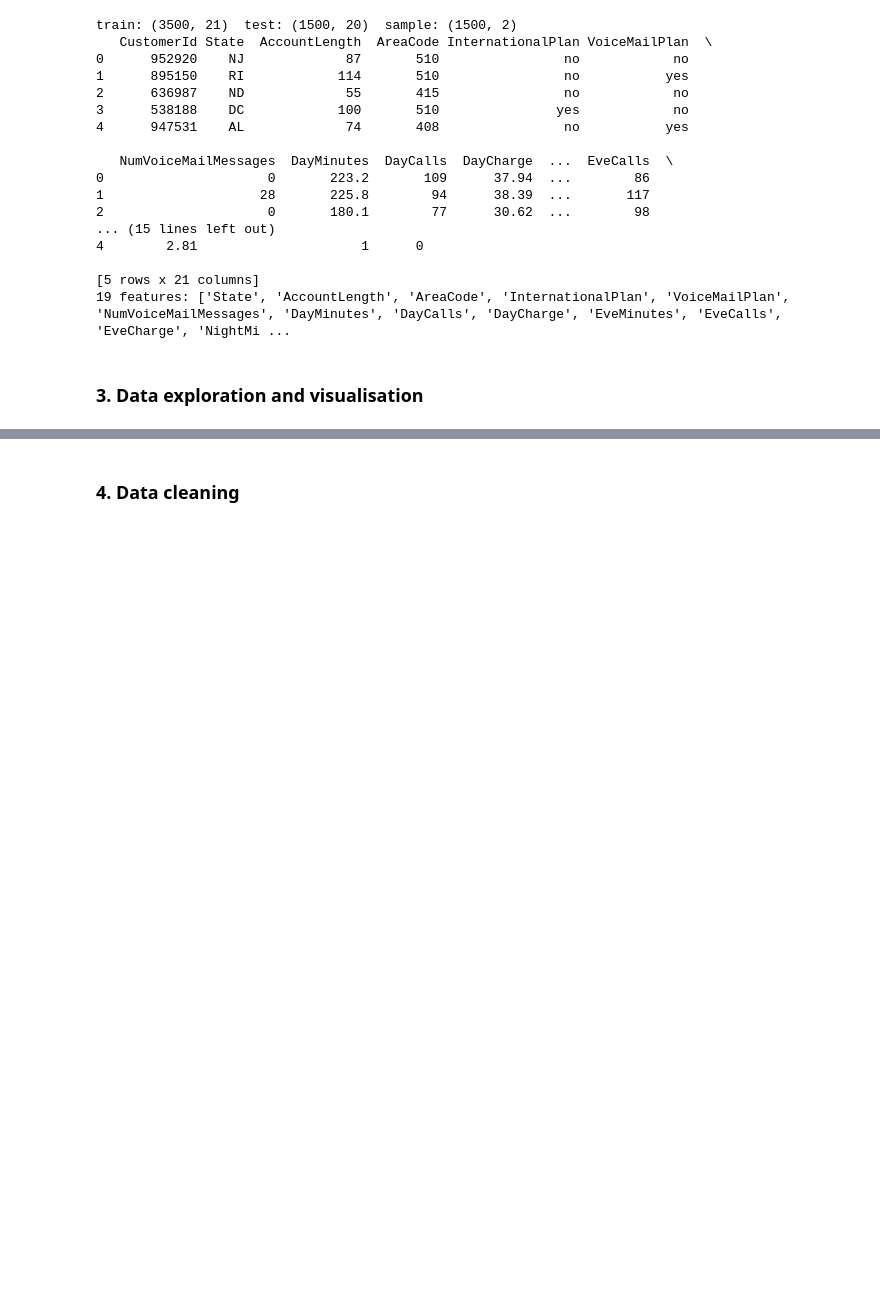
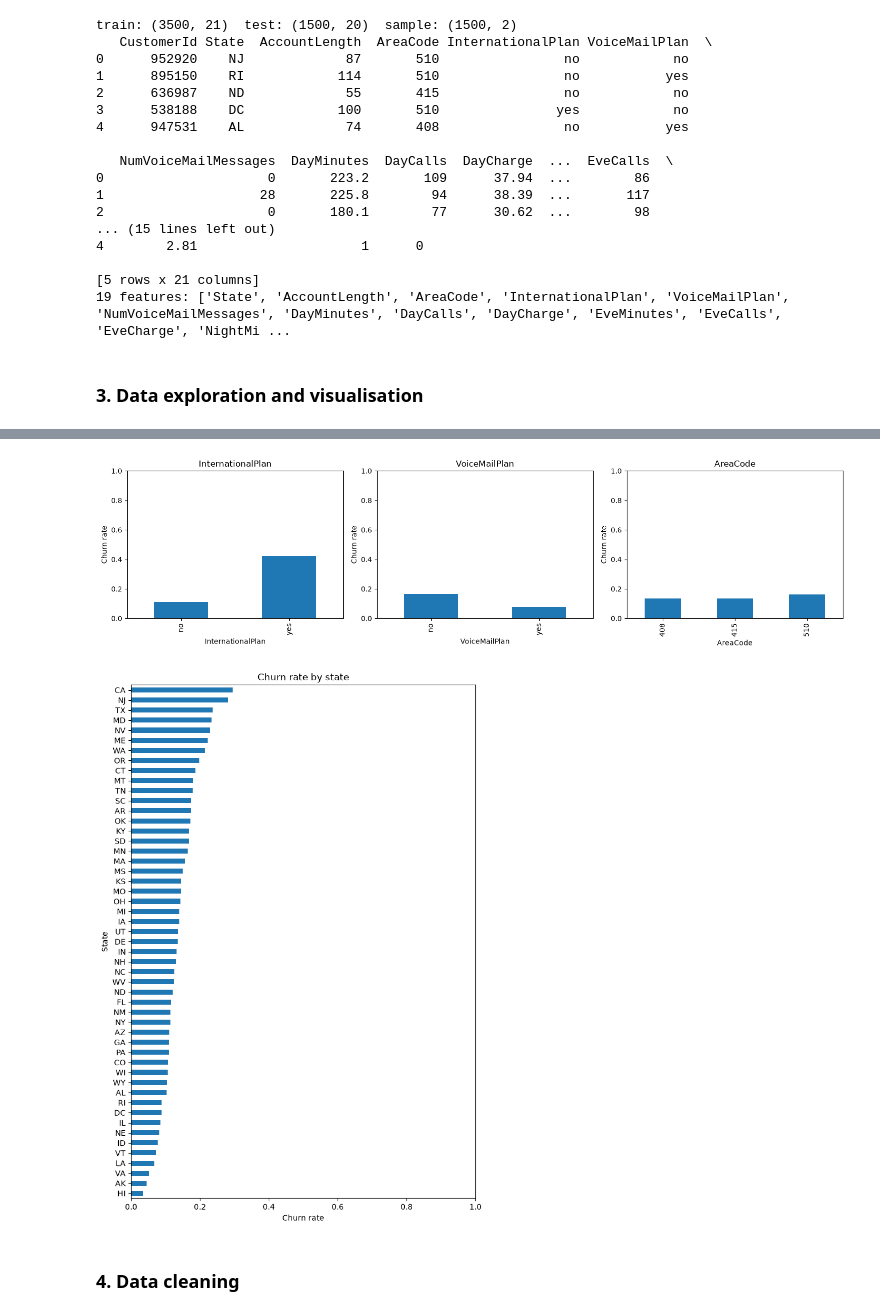
Before and after one commit to kacoew/DAT200-CAs, a Jupyter notebook: CA04_26H/CA4_Group6.ipynb.ipynb, the cells around one changed output, grey strips where cells are left out. Saved outputs shown, nothing was run; the diff lists cells and outputs as text; code cells hidden in the pictures; blank space fills up the shorter version.

```diff
--- a/CA04_26H/CA4_Group6.ipynb.ipynb
+++ b/CA04_26H/CA4_Group6.ipynb.ipynb
@@ -145,3 +248,36 @@ plt.show()
+# %%
+# Compare churn rates across all categorical_features
+# state would need a horizontal plot for readabillity since it has 51 types
+# selected_categories
+selected_categories = ["InternationalPlan", "VoiceMailPlan", "AreaCode"]
+
+fig, axes = plt.subplots(1, 3, figsize=(15, 4))
+
+for ax, col in zip(axes, selected_categories):
+    churn_rate = train.groupby(col)["Churn"].mean()
+    churn_rate.plot(kind="bar", ax=ax)
+    ax.set_title(col)
+    ax.set_ylabel("Churn rate")
+    ax.set_ylim(0, 1)
+
+plt.tight_layout()
+plt.show()
+
+# state
+# Churn rate for each state
+state_churn = train.groupby("State")["Churn"].mean()
+
+# Plot states horizontally for readability
+state_churn.sort_values().plot(kind="barh", figsize=(8, 12))
+
+plt.title("Churn rate by state")
+plt.xlabel("Churn rate")
+plt.ylabel("State")
+plt.xlim(0, 1)
+plt.show()
+# %% [output]
+[figure, added]
+[figure, added]
 # %% [markdown]
 ### 4. Data cleaning
 # %%
```
Also changed, not shown: parts of 7 cells of this notebook.
